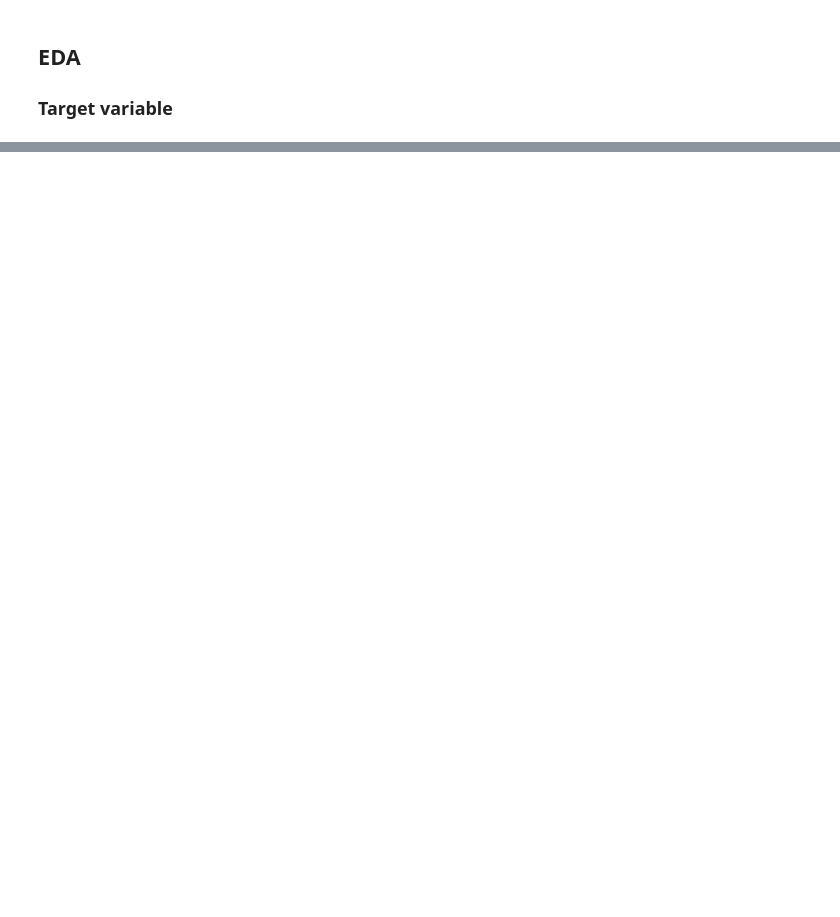
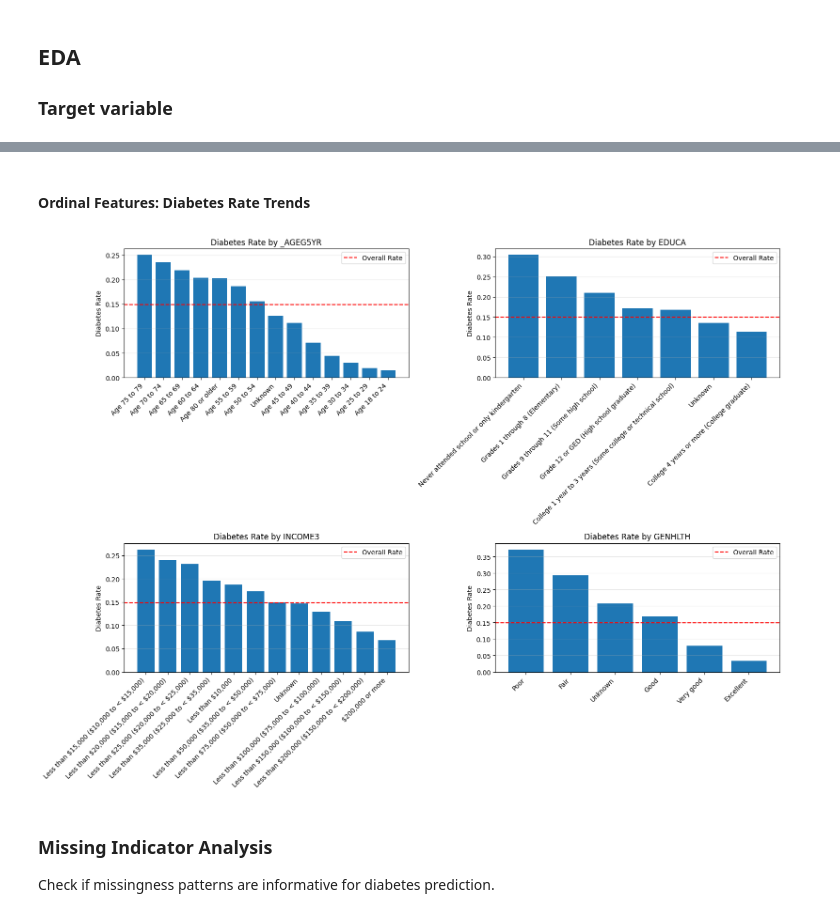
Before and after one commit to frederick-douglas-pearce/BRFSS-diabetes-2024, a Jupyter notebook: eda_modeling.ipynb, the cells around one changed output, grey strips where cells are left out. Cells and saved outputs as stored; diff of their text form; code cells hidden in the pictures; blank space fills up the shorter version.

```diff
--- a/eda_modeling.ipynb
+++ b/eda_modeling.ipynb
@@ -383,0 +646,11 @@ train_df, val_df, test_df = split_train_val_test(pp_df, val_ratio=val_ratio, tes
+# %%
+# Analyze diabetes rates for top 5 categorical features by MI score
+top_categorical = mi_scores[mi_scores['feature'].isin(categorical_features)].head(5)
+
+print("Diabetes Prevalence Rates for Top 5 Categorical Features:")
+print("="*60)
+
+for feature in top_categorical['feature']:
+    print(f"\n{feature}:")
+    rates = calculate_diabetes_rate(train_df, feature, target_col)
+    display(rates)
@@ -383,0 +687,27 @@ train_df, val_df, test_df = split_train_val_test(pp_df, val_ratio=val_ratio, tes
+# %% [markdown]
+#### Ordinal Features: Diabetes Rate Trends
+# %%
+# Analyze diabetes rates across ordinal feature levels
+fig, axes = plt.subplots(2, 2, figsize=(16, 12))
+axes = axes.ravel()
+
+for idx, feature in enumerate(ordinal_features):
+    rates = calculate_diabetes_rate(train_df, feature, target_col)
+
+    # Create bar plot
+    axes[idx].bar(range(len(rates)), rates['diabetes_rate'])
+    axes[idx].set_xticks(range(len(rates)))
+    axes[idx].set_xticklabels(rates[feature], rotation=45, ha='right')
+    axes[idx].set_ylabel('Diabetes Rate')
+    axes[idx].set_title(f'Diabetes Rate by {feature}')
+    axes[idx].axhline(y=train_df[target_col].mean(), color='r', linestyle='--', label='Overall Rate')
+    axes[idx].legend()
+    axes[idx].grid(axis='y', alpha=0.3)
+
+plt.tight_layout()
+plt.show()
+# %% [output]
+[figure, added]
+# %% [markdown]
+### Missing Indicator Analysis
+Check if missingness patterns are informative for diabetes prediction.
```
Also changed, not shown: parts of 19 cells of this notebook, 2 other files.
